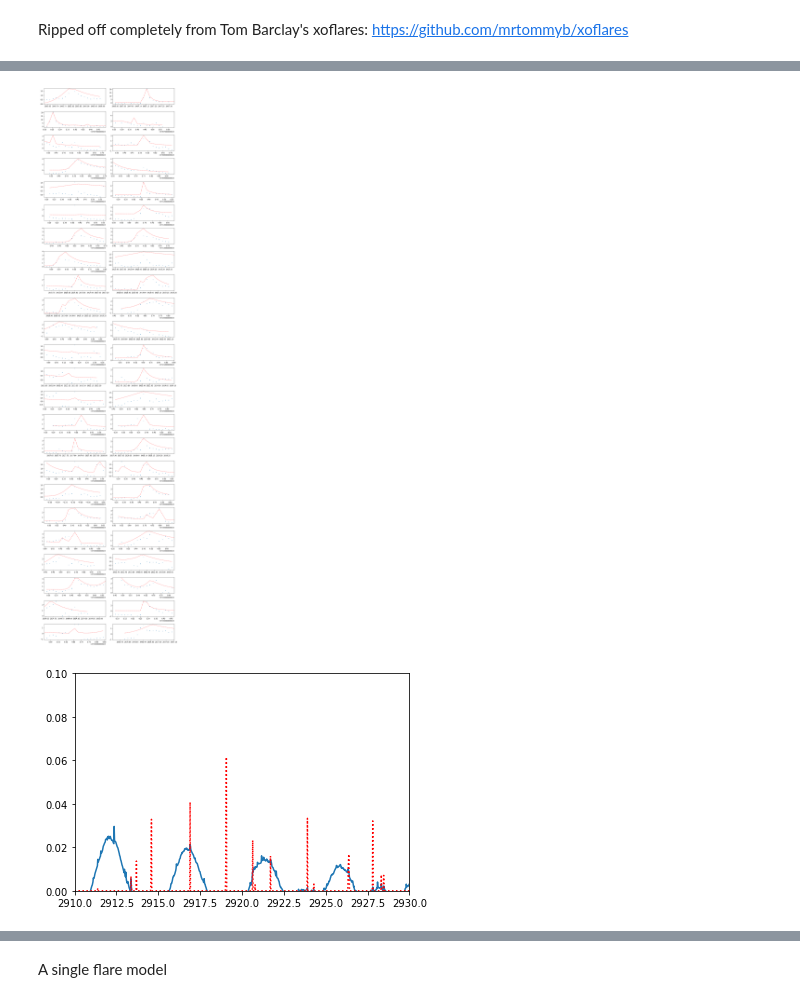
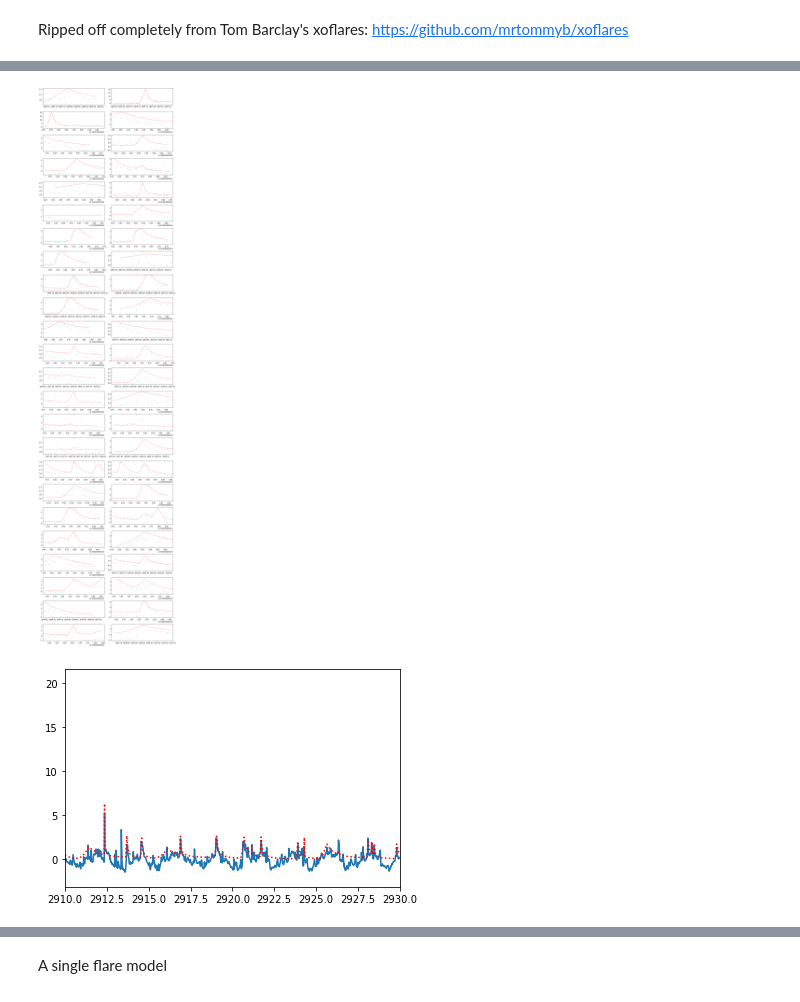
Before and after one commit to exoclam/epic-246301900, a Jupyter notebook: flare-analysis-chunks.ipynb, the cells around one changed output, grey strips where cells are left out. Saved outputs shown, nothing was run; the diff lists cells and outputs as text; code cells hidden in the pictures.

```diff
--- a/flare-analysis-chunks.ipynb
+++ b/flare-analysis-chunks.ipynb
@@ -319,7 +319,7 @@ t_plot = np.linspace(x.min(), x.max(), 10000)
 with pm.Model() as model:
     npeaks = np.shape(tpeaks)[0]
     mean = pm.Normal("mean", mu=0, sd=3.0, testval=0)
-    logs2 = pm.Normal("logs2", mu=np.log(np.var(y)), sd=2.0)
+    logs2 = pm.Normal("logs2", mu=np.log(np.var(y)), sd=1.0)
 
     tpeak = pm.Normal("tpeak", mu=tpeaks, sd=np.ones_like(tpeaks) * 0.03, # was *0.003
                       testval=tpeaks, shape=npeaks)
@@ -344,7 +344,7 @@ with pm.Model() as model:
     #map_soln = xo.optimize(start=map_soln, vars=[tpeak])
 
     approx = pm.MeanField()
-    pm.fit(method=pm.KLqp(approx), n=1000000, # we're at 2000000 cumulatively now
+    pm.fit(method=pm.KLqp(approx), n=3000000,
             obj_optimizer=pm.adagrad_window
         )
     start = approx.sample(draws=4, )
@@ -372,18 +372,17 @@ for i in range(npeaks):
     #ax.set_ylim(np.min(y[timemask]), np.max(y[timemask]))
 fig.tight_layout()
 # %% [output]
-[figure, old version]
+[figure, new version]
 # %%
 #fig, axes = plt.subplots(ncols=2, nrows=np.ceil(npeaks/2).astype(int), figsize=[12,npeaks])
 #axes = axes.flatten()
 #tps = start[0]['tpeak']
 plt.plot(x, y)
 plt.plot(x, start[0]['flare_lc'], ':r')
 plt.xlim(2910, 2930)
-plt.ylim(0, 0.1)
 plt.show()
 # %% [output]
-[figure, old version]
+[figure, new version]
 # %%
 with model:
     step = pm.NUTS(potential=potential, target_accept=0.9)
```
Also changed, not shown: parts of 6 cells of this notebook.
